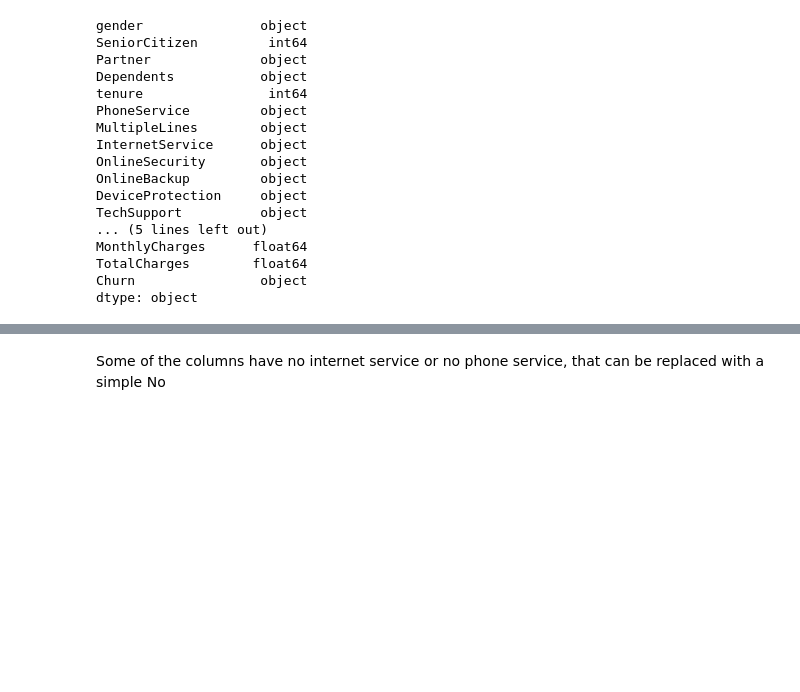
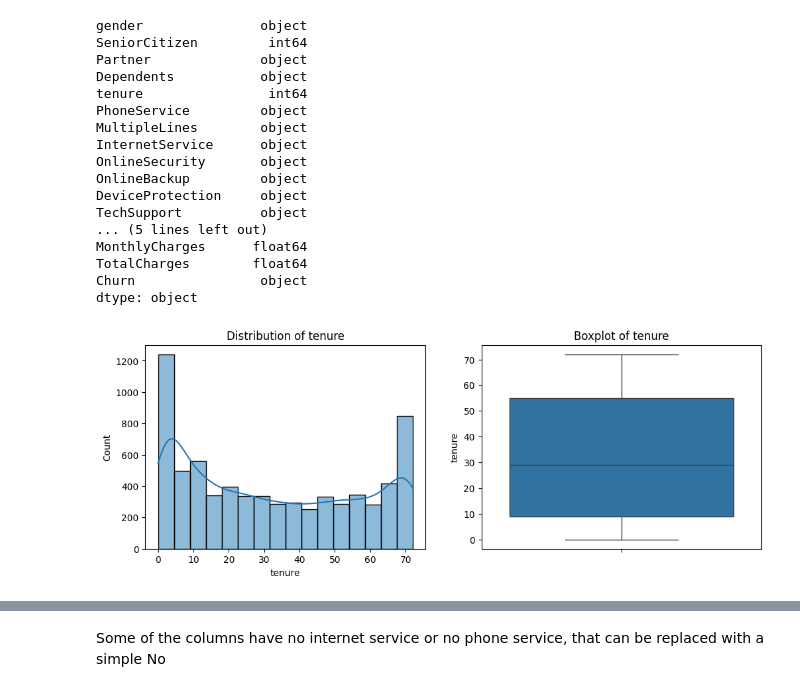
Before and after one commit to snehangshu2002/Customer-Churn-Prediction, a Jupyter notebook: customer.ipynb, the cells around one changed output, grey strips where cells are left out. Cells and saved outputs as stored; diff of their text form; code cells hidden in the pictures; blank space fills up the shorter version.

```diff
--- a/customer.ipynb
+++ b/customer.ipynb
@@ -166,3 +166,18 @@ MonthlyCharges      float64
 TotalCharges        float64
 Churn                object
 dtype: object
+# %%
+def plot_distribution(df,column_name):
+    plt.figure(figsize=(12, 4))
+    plt.subplot(1, 2, 1)
+    sns.histplot(df[column_name], kde = True)
+    plt.title(f"Distribution of {column_name}")
+
+    plt.subplot(1, 2, 2)
+    sns.boxplot(y  = df[column_name])
+    plt.title(f"Boxplot of {column_name}")
+    plt.show()
+# %%
+plot_distribution(df, "tenure")
+# %% [output]
+[figure, added]
```
Also changed, not shown: parts of 12 cells of this notebook.
